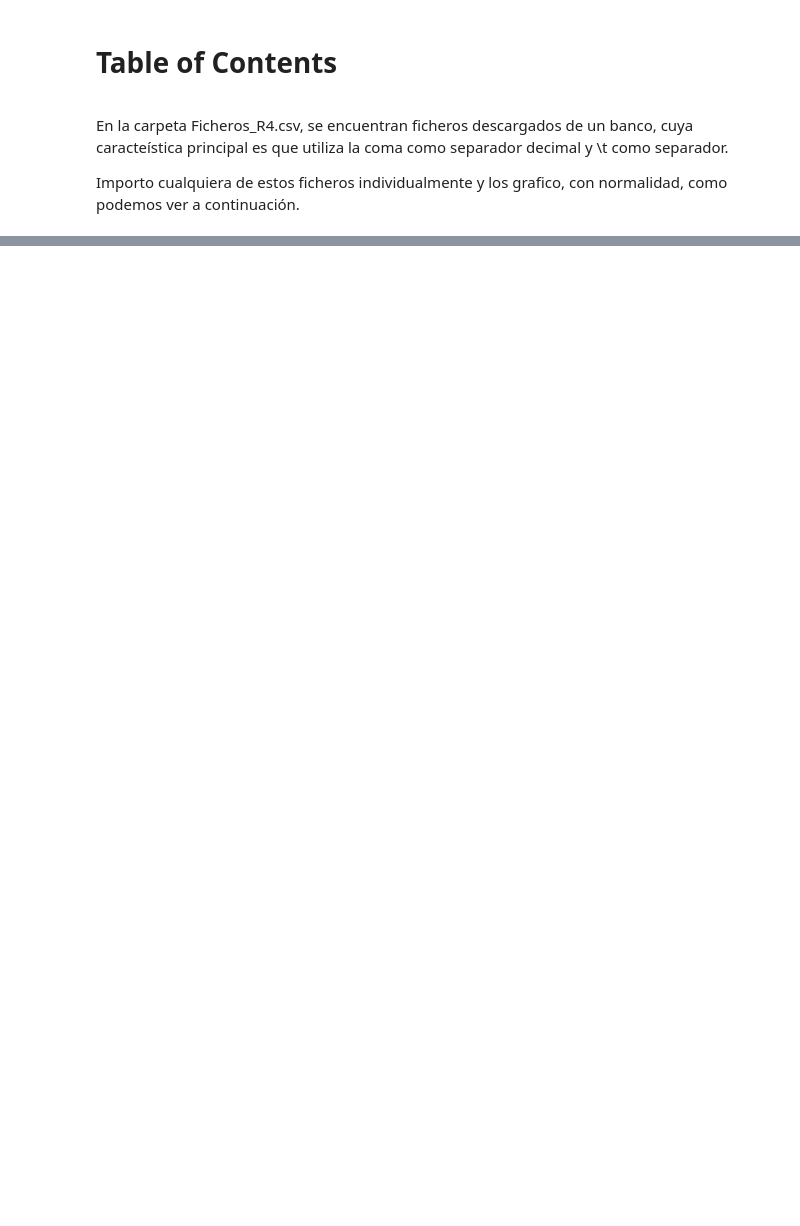
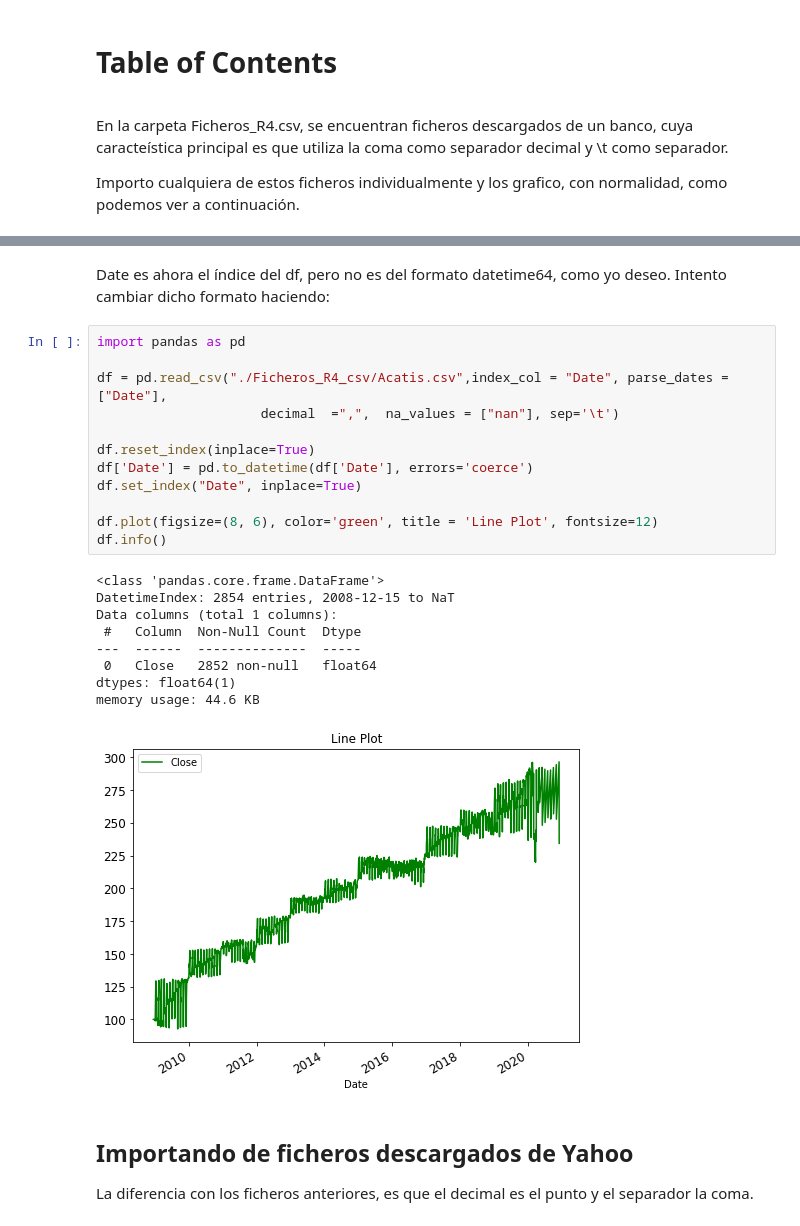
Before and after one commit to akitxu/Consultas-Programacion, a Jupyter notebook: Fallo_graficas_importacion_csv/Importar_csv_R4.ipynb, the cells around one changed output, grey strips where cells are left out. Cells and saved outputs as stored; diff of their text form; blank space fills up the shorter version.

```diff
--- a/Fallo_graficas_importacion_csv/Importar_csv_R4.ipynb
+++ b/Fallo_graficas_importacion_csv/Importar_csv_R4.ipynb
@@ -18,3 +50,31 @@ df.plot(figsize=(8, 6), color='green', title = 'Line Plot', fontsize=12)
+# %% [markdown]
+Date es ahora el índice del df, pero no es del formato datetime64, como yo deseo. Intento cambiar dicho formato haciendo:
+# %%
+import pandas as pd
+
+df = pd.read_csv("./Ficheros_R4_csv/Acatis.csv",index_col = "Date", parse_dates = ["Date"],
+                     decimal  =",",  na_values = ["nan"], sep='\t')
+
+df.reset_index(inplace=True)
+df['Date'] = pd.to_datetime(df['Date'], errors='coerce')
+df.set_index("Date", inplace=True)
+
+df.plot(figsize=(8, 6), color='green', title = 'Line Plot', fontsize=12)
+df.info()
+# %% [output]
+<class 'pandas.core.frame.DataFrame'>
+DatetimeIndex: 2854 entries, 2008-12-15 to NaT
+Data columns (total 1 columns):
+ #   Column  Non-Null Count  Dtype
+---  ------  --------------  -----
+ 0   Close   2852 non-null   float64
+dtypes: float64(1)
+memory usage: 44.6 KB
+[figure, added]
+# %% [markdown]
+## Importando de ficheros descargados de Yahoo
+
+La diferencia con los ficheros anteriores, es que el decimal es el punto y el separador la coma.
 # %%
 # Importar ficheros csv descargados de Renta 4
 import glob
```
Also changed, not shown: parts of 13 cells of this notebook, 12 other files.
